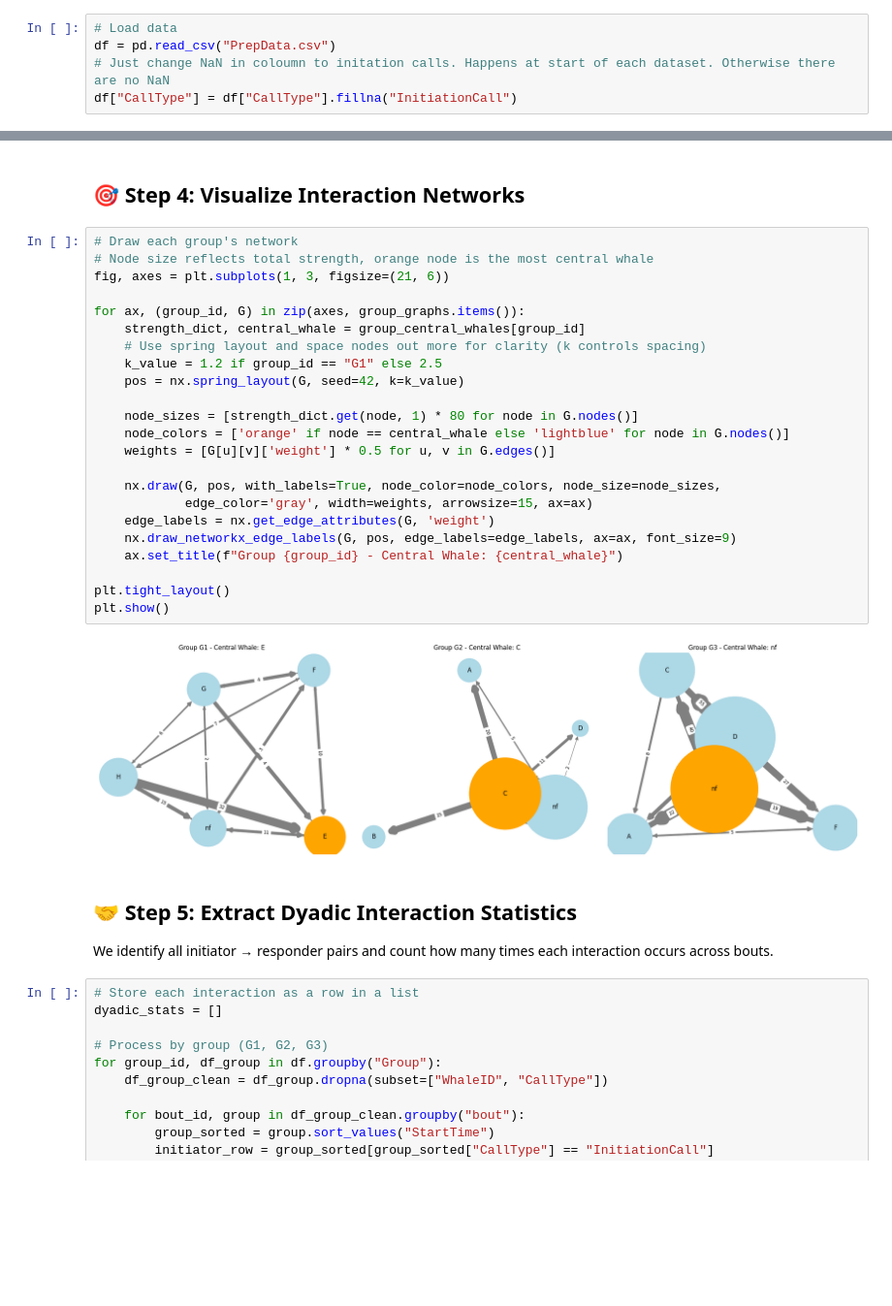
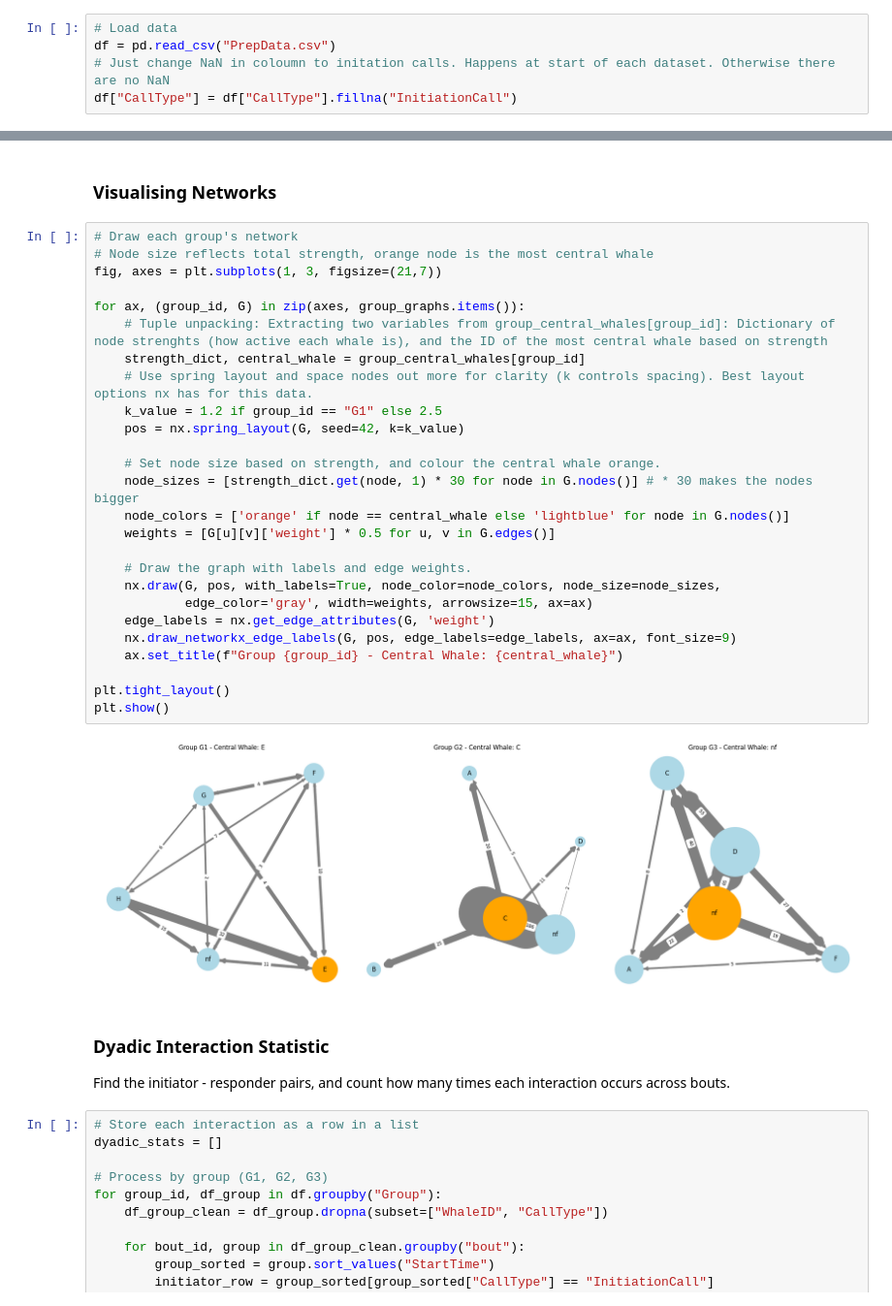
Before and after one commit to erhk/Network_Analysis_Pilot_Whale, a Jupyter notebook: Interaction_network_analysis.ipynb, the cells around one changed output, grey strips where cells are left out. Shown: that part at 97% size. Drawn from its saved outputs; the diff is of its cells as text; blank space fills up the shorter version.

```diff
--- a/Interaction_network_analysis.ipynb
+++ b/Interaction_network_analysis.ipynb
@@ -60,35 +80,38 @@ for group_id, df_group in df.groupby("Group"):
     central_whale = max(node_strength, key=node_strength.get) if node_strength else None
     group_central_whales[group_id] = (node_strength, central_whale)
 # %% [markdown]
-## 🎯 Step 4: Visualize Interaction Networks
+### Visualising Networks
 # %%
 # Draw each group's network
 # Node size reflects total strength, orange node is the most central whale
-fig, axes = plt.subplots(1, 3, figsize=(21, 6))
+fig, axes = plt.subplots(1, 3, figsize=(21,7))
 
 for ax, (group_id, G) in zip(axes, group_graphs.items()):
+    # Tuple unpacking: Extracting two variables from group_central_whales[group_id]: Dictionary of node strenghts (how active each whale is), and the ID of the most central whale based on strength
     strength_dict, central_whale = group_central_whales[group_id]
-    # Use spring layout and space nodes out more for clarity (k controls spacing)
+    # Use spring layout and space nodes out more for clarity (k controls spacing). Best layout options nx has for this data.
     k_value = 1.2 if group_id == "G1" else 2.5
     pos = nx.spring_layout(G, seed=42, k=k_value)
 
-    node_sizes = [strength_dict.get(node, 1) * 80 for node in G.nodes()]
+    # Set node size based on strength, and colour the central whale orange.
+    node_sizes = [strength_dict.get(node, 1) * 30 for node in G.nodes()] # * 30 makes the nodes bigger
     node_colors = ['orange' if node == central_whale else 'lightblue' for node in G.nodes()]
     weights = [G[u][v]['weight'] * 0.5 for u, v in G.edges()]
 
+    # Draw the graph with labels and edge weights.
     nx.draw(G, pos, with_labels=True, node_color=node_colors, node_size=node_sizes,
             edge_color='gray', width=weights, arrowsize=15, ax=ax)
     edge_labels = nx.get_edge_attributes(G, 'weight')
     nx.draw_networkx_edge_labels(G, pos, edge_labels=edge_labels, ax=ax, font_size=9)
     ax.set_title(f"Group {group_id} - Central Whale: {central_whale}")
 
 plt.tight_layout()
 plt.show()
 # %% [output]
-[figure, old version]
+[figure, new version]
 # %% [markdown]
-## 🤝 Step 5: Extract Dyadic Interaction Statistics
-We identify all initiator → responder pairs and count how many times each interaction occurs across bouts.
+### Dyadic Interaction Statistic
+Find the initiator - responder pairs, and count how many times each interaction occurs across bouts.
 # %%
 # Store each interaction as a row in a list
 dyadic_stats = []
```
Also changed, not shown: parts of 4 cells of this notebook.
